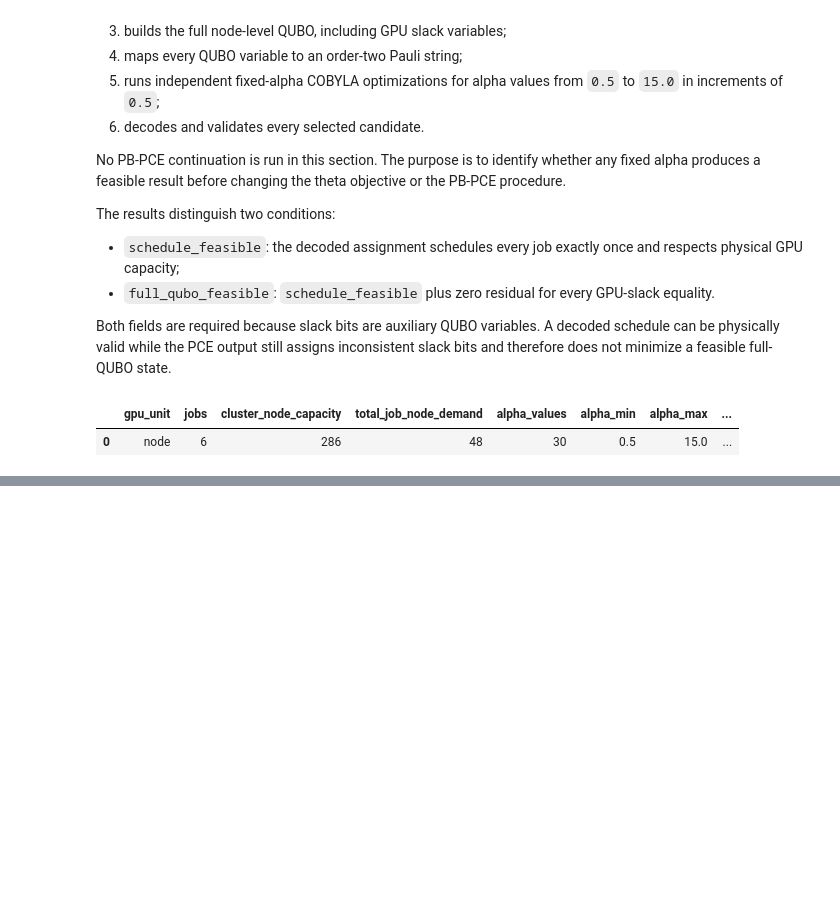
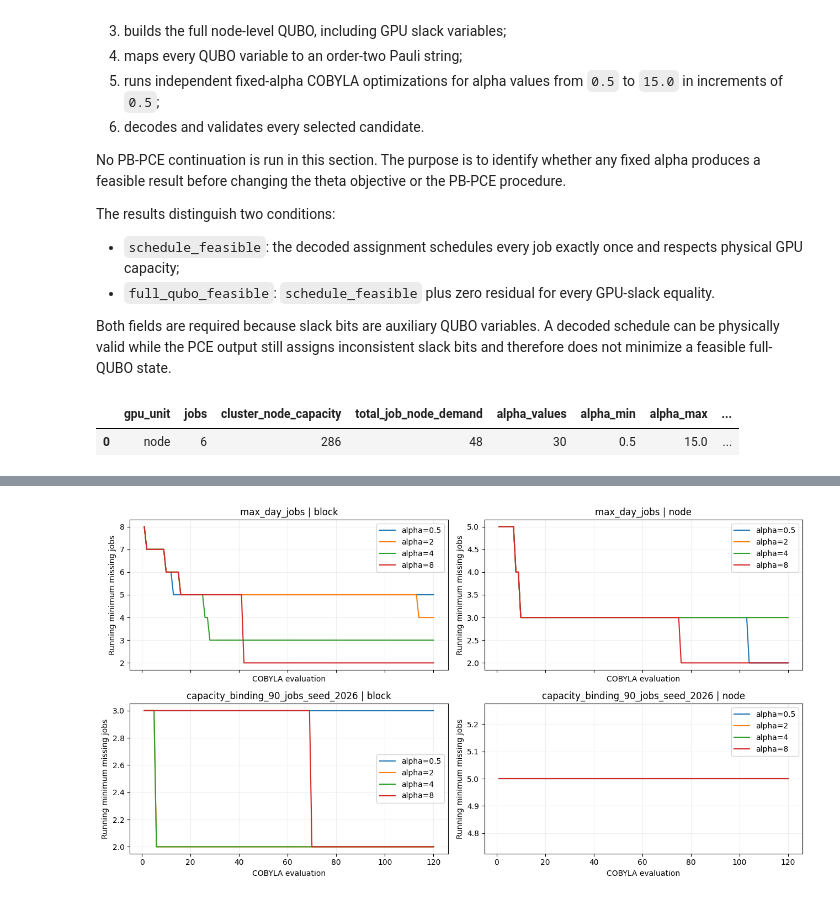
Before and after one commit to jparrado23/data_center_scheduling, a Jupyter notebook: notebooks/23_pce_scheduling_encoding.ipynb, the cells around one changed output, grey strips where cells are left out. Cells and saved outputs as stored; diff of their text form; code cells hidden in the pictures; blank space fills up the shorter version.

Commit message:
Repair instances

```diff
--- a/notebooks/23_pce_scheduling_encoding.ipynb
+++ b/notebooks/23_pce_scheduling_encoding.ipynb
@@ -2235,0 +2350,17 @@ block: 0 schedule-feasible combinations out of 20
+# %%
+MEDIUM_811_ASSIGNMENT_WEIGHT = 1_000.0
+MEDIUM_811_ALPHA = 0.5
+MEDIUM_811_OPTIMIZER = "COBYLA"
+MEDIUM_811_MAX_EVALUATIONS = 20_000
+MEDIUM_811_TOLERANCE = 1e-5
+MEDIUM_811_SEED = NODE_PCE_SEED
+
+print({
+    "instance": MEDIUM_INSTANCE,
+    "gpu_unit": MEDIUM_GPU_UNIT,
+    "assignment_weight_beta": MEDIUM_811_ASSIGNMENT_WEIGHT,
+    "alpha": MEDIUM_811_ALPHA,
+    "optimizer": MEDIUM_811_OPTIMIZER,
+    "maximum_objective_evaluations": MEDIUM_811_MAX_EVALUATIONS,
+    "statevector_shots": 0,
+})
@@ -2235,0 +3208,79 @@ block: 0 schedule-feasible combinations out of 20
+# %%
+import matplotlib.pyplot as plt
+
+from src.quantum.pce_repair import trace_physical_diagnostics
+
+if not extended_traces:
+    raise RuntimeError(
+        'No extended traces are available. Enable RUN_EXTENDED_FIXED_ALPHA '
+        'and rerun Step 10 before running this section.'
+    )
+
+extended_diagnostic_frames = {}
+extended_diagnostic_rows = []
+for (instance_name, gpu_unit, alpha), trace in extended_traces.items():
+    source, case = next(
+        (source, case)
+        for (source, name, unit), case in extended_prepared.items()
+        if name == instance_name and unit == gpu_unit
+    )
+    diagnostics = trace_physical_diagnostics(
+        trace, case['raw_jobs'], case['raw_clusters'],
+        case['qubo'].metadata['hours'],
+    )
+    extended_diagnostic_frames[(instance_name, gpu_unit, alpha)] = diagnostics
+    counts = diagnostics['category'].value_counts()
+    closest = diagnostics.sort_values([
+        'missing_jobs', 'physical_gpu_violated_slots',
+        'duplicate_assignments', 'assignment_errors', 'evaluation',
+    ]).iloc[0]
+    extended_diagnostic_rows.append({
+        'source': source, 'instance': instance_name,
+        'gpu_unit': gpu_unit, 'alpha': alpha,
+        'evaluations': len(diagnostics),
+        'missing_job_evaluations': int(counts.get('missing_jobs', 0)),
+        'zero_missing_gpu_violations': int(counts.get('physical_gpu_violation', 0)),
+        'duplicate_only_repairable': int(counts.get('duplicate_only_repairable', 0)),
+        'direct_feasible': int(counts.get('direct_feasible', 0)),
+        'minimum_missing_jobs': int(diagnostics['missing_jobs'].min()),
+        'closest_evaluation': int(closest.evaluation),
+        'closest_missing_jobs': int(closest.missing_jobs),
+        'closest_duplicate_assignments': int(closest.duplicate_assignments),
+        'closest_gpu_violated_slots': int(closest.physical_gpu_violated_slots),
+        'closest_gpu_max_excess': float(closest.physical_gpu_max_excess),
+        'assignment_loss_change': float(
+            diagnostics['relaxed_assignment'].iloc[-1]
+            - diagnostics['relaxed_assignment'].iloc[0]
+        ),
+        'gpu_loss_change': float(
+            diagnostics['relaxed_gpu'].iloc[-1]
+            - diagnostics['relaxed_gpu'].iloc[0]
+        ),
+    })
+
+extended_diagnostics = pd.DataFrame(extended_diagnostic_rows)
+display(extended_diagnostics.sort_values(['instance', 'gpu_unit', 'alpha']))
+
+instances = [name for _, name in EXTENDED_CASES]
+fig, axes = plt.subplots(
+    len(instances), len(EXTENDED_GPU_UNITS), figsize=(13, 7),
+    sharex=True, squeeze=False,
+)
+for row, instance_name in enumerate(instances):
+    for column, gpu_unit in enumerate(EXTENDED_GPU_UNITS):
+        axis = axes[row, column]
+        for alpha in EXTENDED_ALPHA_VALUES:
+            diagnostics = extended_diagnostic_frames[(instance_name, gpu_unit, alpha)]
+            axis.plot(
+                diagnostics['evaluation'],
+                diagnostics['running_min_missing_jobs'],
+                label=f'alpha={alpha:g}',
+            )
+        axis.set_title(f'{instance_name} | {gpu_unit}')
+        axis.set_xlabel('COBYLA evaluation')
+        axis.set_ylabel('Running minimum missing jobs')
+        axis.grid(alpha=0.2)
+        axis.legend()
+fig.tight_layout()
+plt.show()
+# %% [output]
@@ -2235,0 +3313 @@ block: 0 schedule-feasible combinations out of 20
+[figure, added]
```
Also changed, not shown: parts of 24 cells of this notebook, 15 other files.
